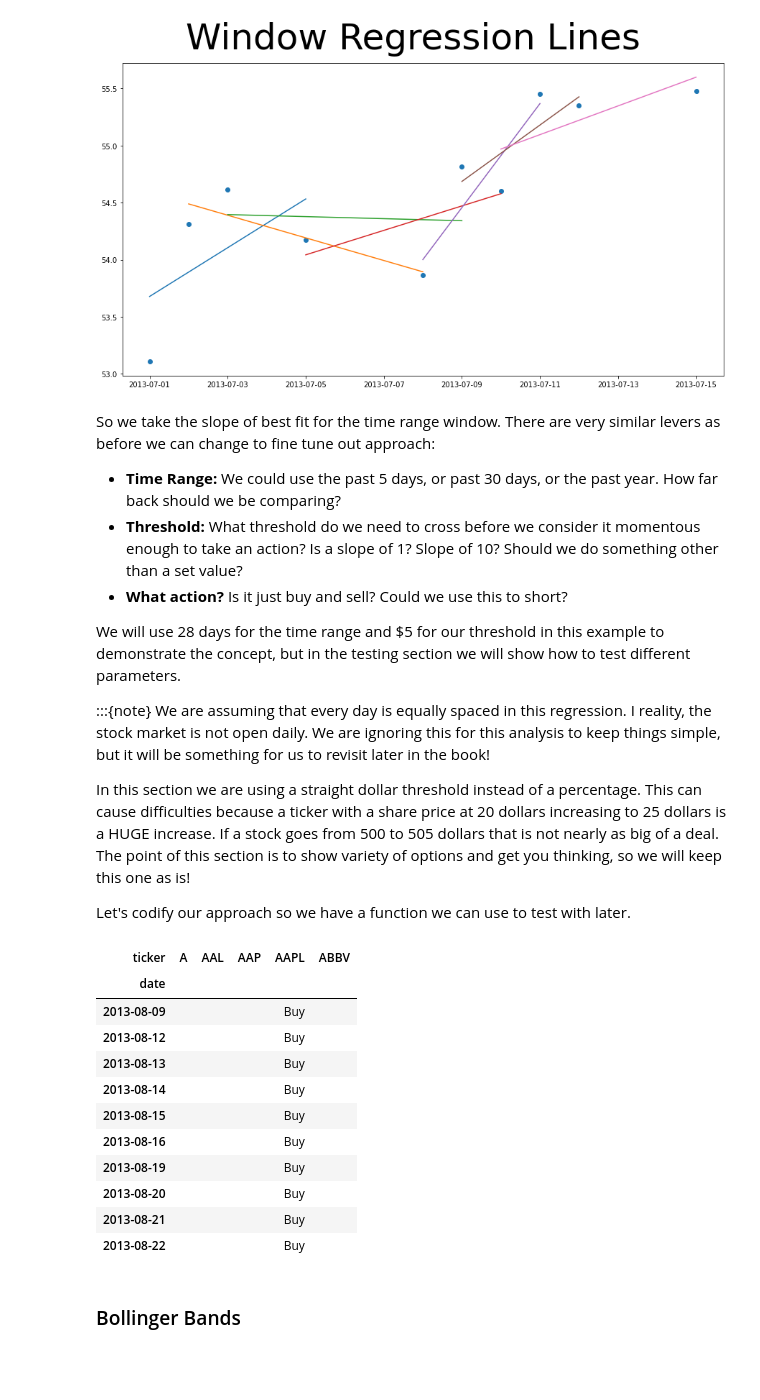
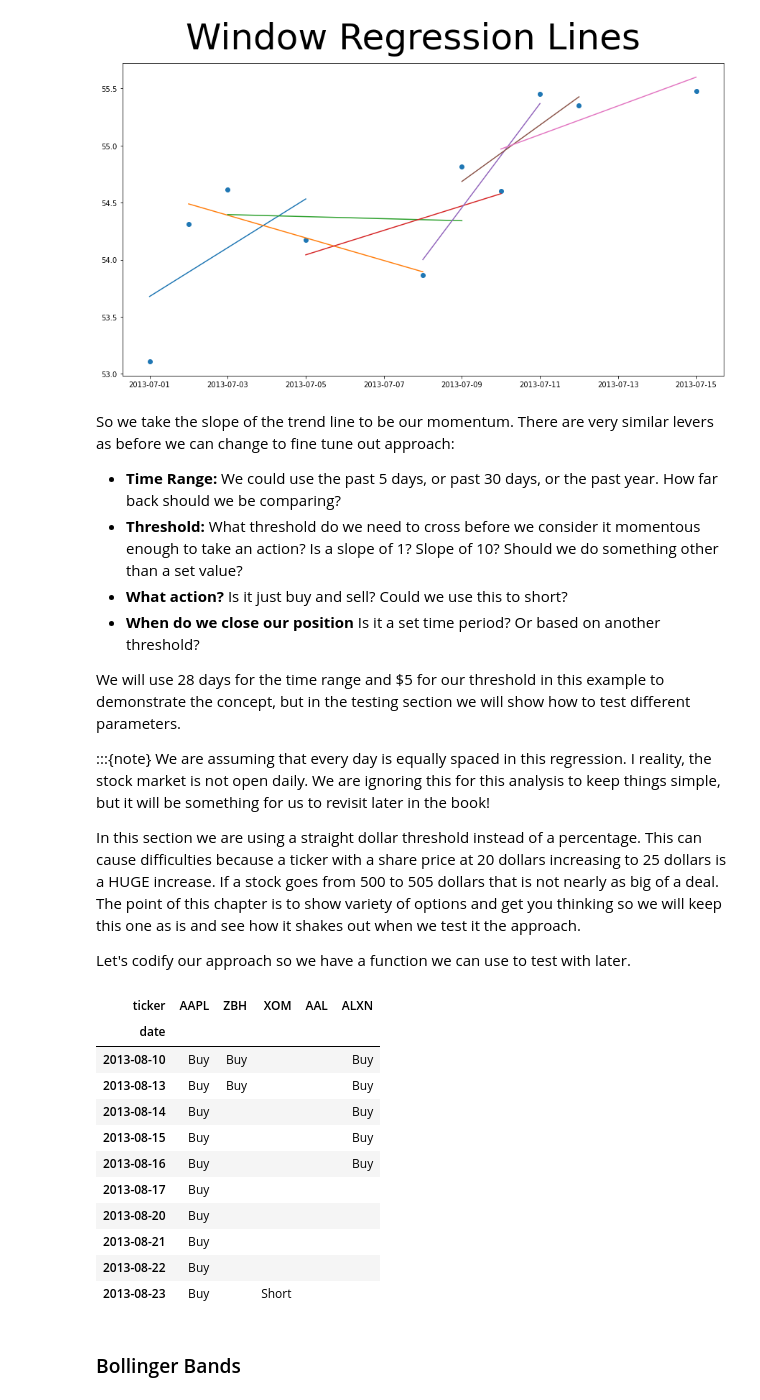
Before and after one commit to Isaac-Flath/trading, a Jupyter notebook: _sources/101_Momentum.ipynb, the cells around one changed output. Saved outputs shown, nothing was run; the diff lists cells and outputs as text; code cells hidden in the pictures; blank space fills up the shorter version.

```diff
--- a/_sources/101_Momentum.ipynb
+++ b/_sources/101_Momentum.ipynb
@@ -157,16 +174,23 @@ We will use 28 days for the time range and 8% for our threshold in this example
 # %%
 def get_momentum_actions(df, n_periods,threshold):
     _x = df.shift(n_periods)
+
+    # Calculate percent change
     momentum_rate = df.apply(lambda x: (x-x.shift(n_periods))/x.shift(n_periods))[n_periods:]
 
-    actions = pd.DataFrame(np.where(momentum_rate < -threshold, 'Sell',
+    # Select Action Based on Threshold
+    actions = pd.DataFrame(np.where(momentum_rate < -threshold, 'Short',
                            np.where(momentum_rate > threshold,  'Buy',
                                                                  '')),
                    columns=momentum_rate.columns,index=momentum_rate.index)
+
+    # Because we use close price, we can't make the trade action until the following day
+    actions.index = actions.index + timedelta(1)
+
     return actions
 # %%
-actions = get_momentum_actions(train,n_periods=28,threshold=0.08)
-actions.head(10).iloc[:,:5]
+actions = get_momentum_actions(train.iloc[:,:5],n_periods=28,threshold=0.08)
+actions.head(10)
 # %% [output]
 | ticker | A | AAL | AAP | AAPL | ABBV |
 | date |  |  |  |  |  |
@@ -214,48 +245,56 @@ plt.show()
 # %% [output]
 [figure]
 # %% [markdown]
-So we take the slope of best fit for the time range window.  There are very similar levers as before we can change to fine tune out approach:
+So we take the slope of the trend line to be our momentum.  There are very similar levers as before we can change to fine tune out approach:
 + **Time Range:** We could use the past 5 days, or past 30 days, or the past year.  How far back should we be comparing?
 + **Threshold:** What threshold do we need to cross before we consider it momentous enough to take an action?  Is a slope of 1? Slope of 10?  Should we do something other than a set value?
 + **What action?**  Is it just buy and sell?  Could we use this to short?
++ **When do we close our position**  Is it a set time period?  Or based on another threshold?
 
 We will use 28 days for the time range and $5 for our threshold in this example to demonstrate the concept, but in the testing section we will show how to test different parameters.
 
 :::{note} We are assuming that every day is equally spaced in this regression.  I reality, the stock market is not open daily.  We are ignoring this for this analysis to keep things simple, but it will be something for us to revisit later in the book!
 
-In this section we are using a straight dollar threshold instead of a percentage.  This can cause difficulties because a ticker with a share price at 20 dollars increasing to 25 dollars is a HUGE increase.  If a stock goes from 500 to 505 dollars that is not nearly as big of a deal.  The point of this section is to show variety of options and get you thinking, so we will keep this one as is!
+In this section we are using a straight dollar threshold instead of a percentage.  This can cause difficulties because a ticker with a share price at 20 dollars increasing to 25 dollars is a HUGE increase.  If a stock goes from 500 to 505 dollars that is not nearly as big of a deal.  The point of this chapter is to show variety of options and get you thinking so we will keep this one as is and see how it shakes out when we test it the approach.
 
 Let's codify our approach so we have a function we can use to test with later.
 # %%
 def get_momentum_regr_actions(df, n_periods,threshold):
     _x = df.shift(n_periods)
+
+    # Calculate Momentum
     mom_window = df.rolling(n_periods)
     mom_rate = mom_window.apply(lambda y: LinearRegression().
                                     fit(np.array(range(n_periods)).
                                     reshape(-1, 1),y).coef_)
     mom_rate = mom_rate[n_periods:]
 
-    actions = pd.DataFrame(np.where(mom_rate < -threshold, 'Sell',
+    # Select Action Based on Threshold
+    actions = pd.DataFrame(np.where(mom_rate < -threshold, 'Short',
                            np.where(mom_rate > threshold,  'Buy',
                                                                  '')),
                    columns=mom_rate.columns,index=mom_rate.index)
+
+    # Because we use close price, we can't make the trade action until the following day
+    actions.index = actions.index + timedelta(1)
+
     return actions
 # %%
-actions = get_momentum_regr_actions(train,n_periods=28,threshold=.24)
-actions.head(10).iloc[:,:5]
+actions = get_momentum_regr_actions(train.iloc[:,[3,-3,-8,1,30]],n_periods=28,threshold=.24)
+actions.head(10)
 # %% [output]
-| ticker | A | AAL | AAP | AAPL | ABBV |
+| ticker | AAPL | ZBH | XOM | AAL | ALXN |
 | date |  |  |  |  |  |
-| 2013-08-09 |  |  |  | Buy |  |
-| 2013-08-12 |  |  |  | Buy |  |
-| 2013-08-13 |  |  |  | Buy |  |
-| 2013-08-14 |  |  |  | Buy |  |
-| 2013-08-15 |  |  |  | Buy |  |
-| 2013-08-16 |  |  |  | Buy |  |
-| 2013-08-19 |  |  |  | Buy |  |
-| 2013-08-20 |  |  |  | Buy |  |
-| 2013-08-21 |  |  |  | Buy |  |
-| 2013-08-22 |  |  |  | Buy |  |
+| 2013-08-10 | Buy | Buy |  |  | Buy |
+| 2013-08-13 | Buy | Buy |  |  | Buy |
+| 2013-08-14 | Buy |  |  |  | Buy |
+| 2013-08-15 | Buy |  |  |  | Buy |
+| 2013-08-16 | Buy |  |  |  | Buy |
+| 2013-08-17 | Buy |  |  |  |  |
+| 2013-08-20 | Buy |  |  |  |  |
+| 2013-08-21 | Buy |  |  |  |  |
+| 2013-08-22 | Buy |  |  |  |  |
+| 2013-08-23 | Buy |  | Short |  |  |
 # %% [markdown]
 ### Bollinger Bands
 # %% [markdown]
```
Also changed, not shown: parts of 33 cells of this notebook, 6 other files.
